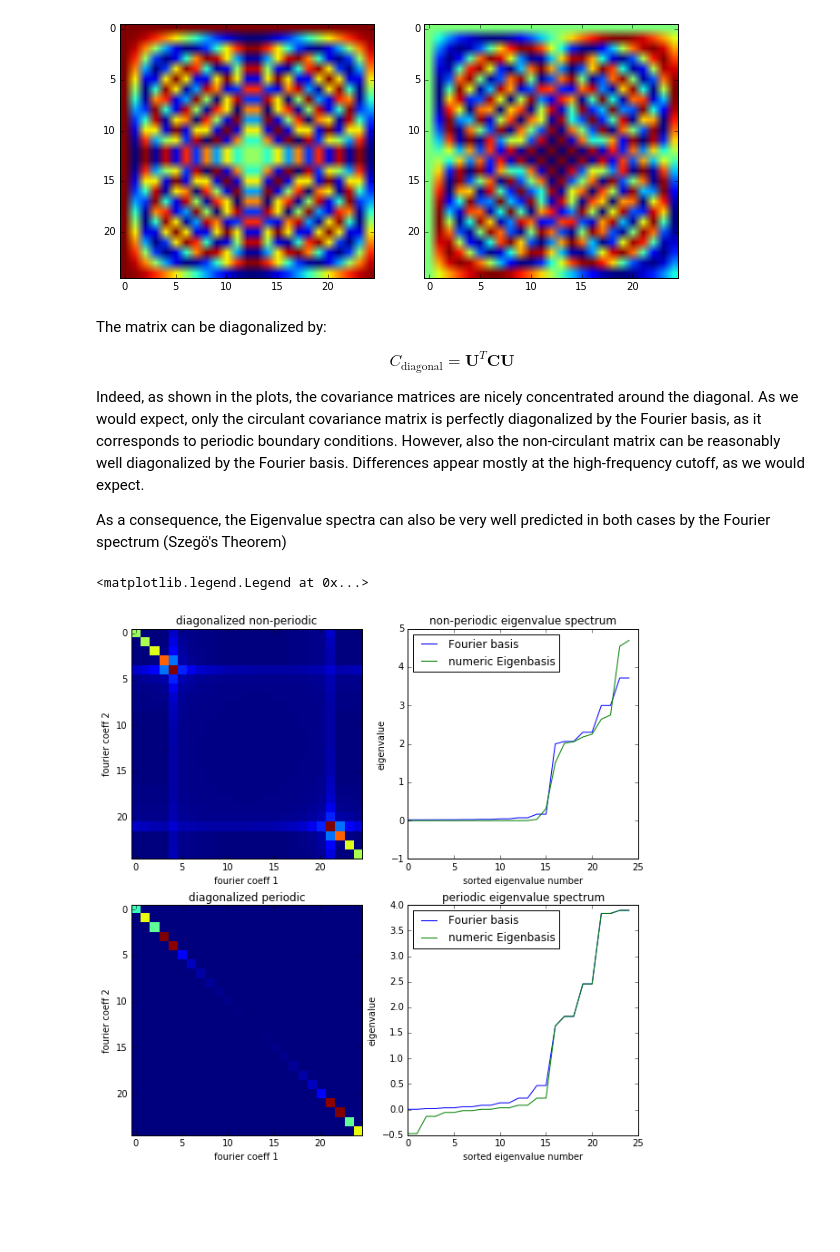
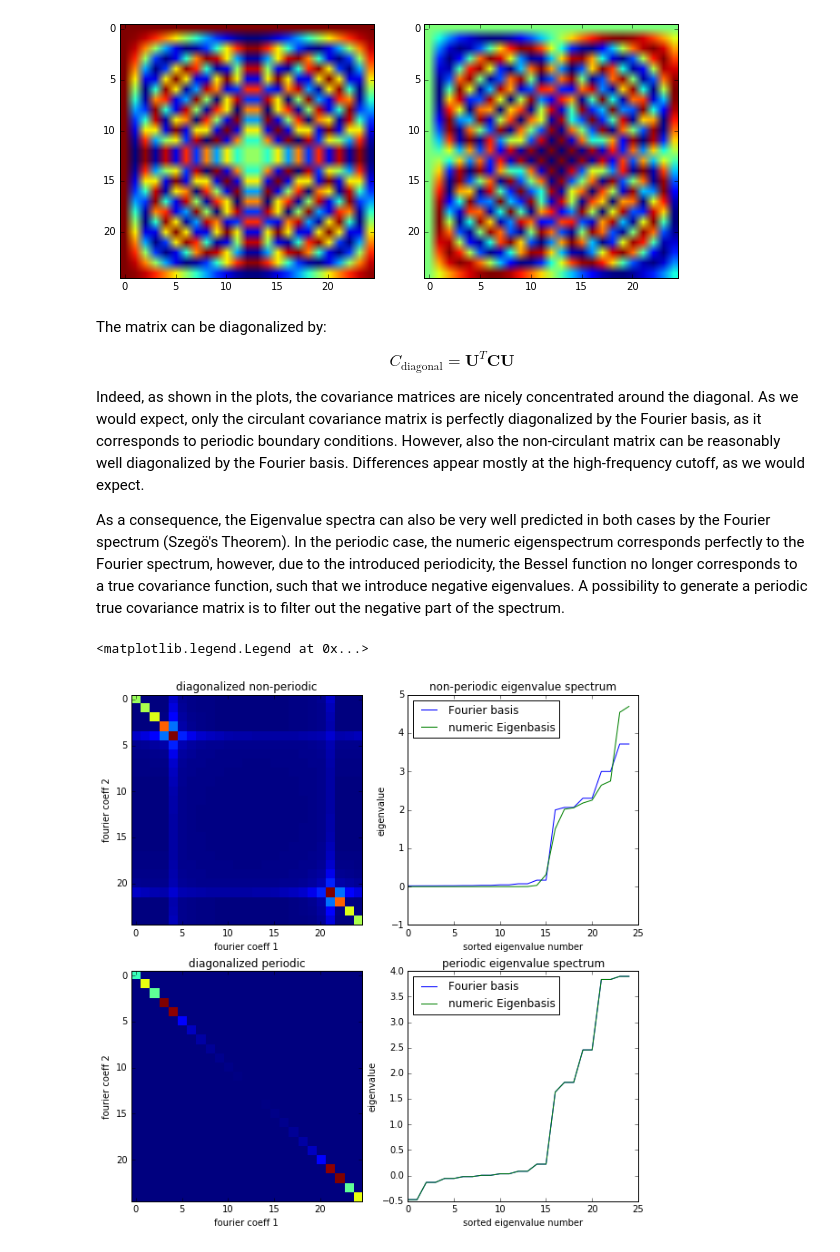
Before and after one commit to MMesch/toeplitz_spectrum, a Jupyter notebook: toeplitz_spectrum.ipynb, the cells around one changed output. Saved outputs shown, nothing was run; the diff lists cells and outputs as text; code cells hidden in the pictures; blank space fills up the shorter version.

```diff
--- a/toeplitz_spectrum.ipynb
+++ b/toeplitz_spectrum.ipynb
@@ -81,32 +81,33 @@ $$C_\textrm{diagonal} = \mathbf{U}^T \mathbf{C} \mathbf{U}$$
 
 Indeed, as shown in the plots, the covariance matrices are nicely concentrated around the diagonal. As we would expect, only the circulant covariance matrix is perfectly diagonalized by the Fourier basis, as it corresponds to periodic boundary conditions. However, also the non-circulant matrix can be reasonably well diagonalized by the Fourier basis. Differences appear mostly at the high-frequency cutoff, as we would expect.
 
-As a consequence, the Eigenvalue spectra can also be very well predicted in both cases by the Fourier spectrum (Szegö's Theorem)
+As a consequence, the Eigenvalue spectra can also be very well predicted in both cases by the Fourier spectrum (Szegö's Theorem). In the periodic case, the numeric eigenspectrum corresponds perfectly to the Fourier spectrum,
+however, due to the introduced periodicity, the Bessel function no longer corresponds to a true covariance function, such that we introduce negative eigenvalues. A possibility to generate a periodic true covariance matrix is to filter out the negative part of the spectrum.
 # %%
 # diagonalize covariance matrices and extract the sorted diagonal entries
 diagonalized = fbasis.dot(covariance).dot(fbasis.conjugate().T)
 diagonalized_circ = fbasis.dot(covariance_circ).dot(fbasis.conjugate().T)
 
-evals_ana = np.sort(np.abs(np.diag(diagonalized)))
-evals_ana_circ = np.sort(np.abs(np.diag(diagonalized_circ)))
+evals_ana = np.sort(np.real(np.diag(diagonalized)))
+evals_ana_circ = np.sort(np.real(np.diag(diagonalized_circ)))
 
 fig, axes = plt.subplots(2, 2, figsize=(10,10))
 
 # plot non-periodic diagonalized matrix and eigenvalue spectra
 axes[0, 0].imshow(np.abs(diagonalized), interpolation='nearest')
 axes[0, 0].set(title='diagonalized non-periodic', xlabel='fourier coeff 1', ylabel='fourier coeff 2')
 axes[0, 1].plot(evals_ana, label='Fourier basis')
 axes[0, 1].plot(evals, label='numeric Eigenbasis')
 axes[0, 1].set(title='non-periodic eigenvalue spectrum', xlabel='sorted eigenvalue number', ylabel='eigenvalue')
 axes[0, 1].legend(loc=2)
 
 # plot periodic diagonalized matrix and eigenvalue spectra
 axes[1, 0].imshow(np.abs(diagonalized_circ), interpolation='nearest')
 axes[1, 0].set(title='diagonalized periodic', xlabel='fourier coeff 1', ylabel='fourier coeff 2')
 axes[1, 1].plot(evals_ana_circ, label='Fourier basis')
 axes[1, 1].plot(evals_circ, label='numeric Eigenbasis')
 axes[1, 1].set(title='periodic eigenvalue spectrum', xlabel='sorted eigenvalue number', ylabel='eigenvalue')
 axes[1, 1].legend(loc=2)
 # %% [output]
 <matplotlib.legend.Legend at 0x...>
-[figure, old version]
+[figure, new version]
```
Also changed, not shown: parts of 1 cell of this notebook.
